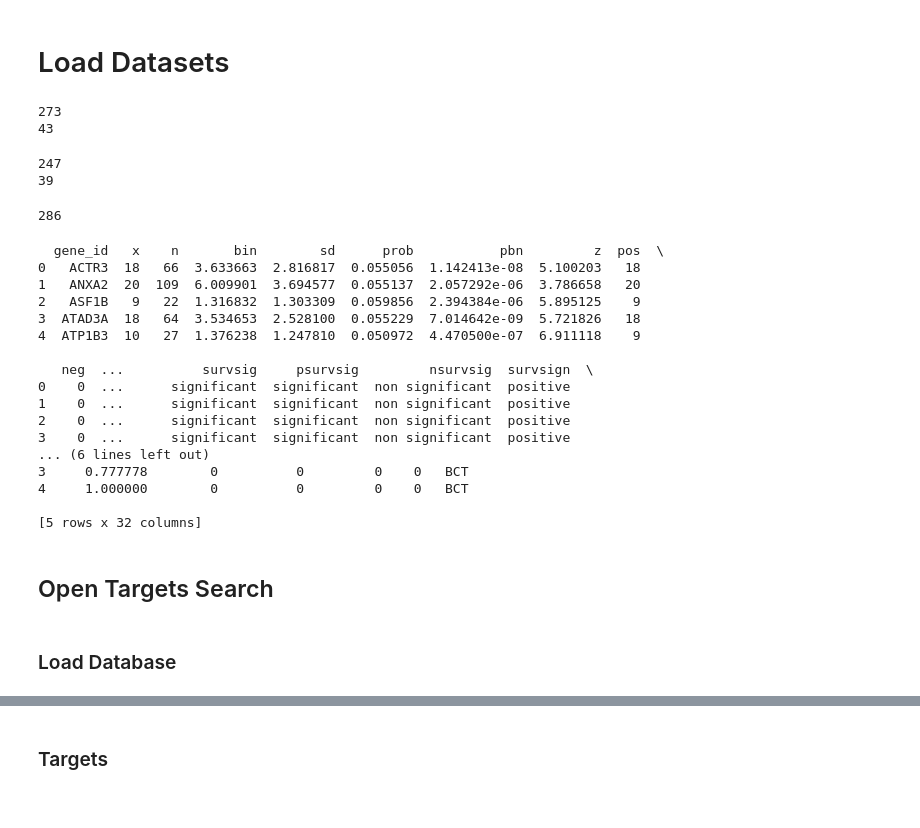
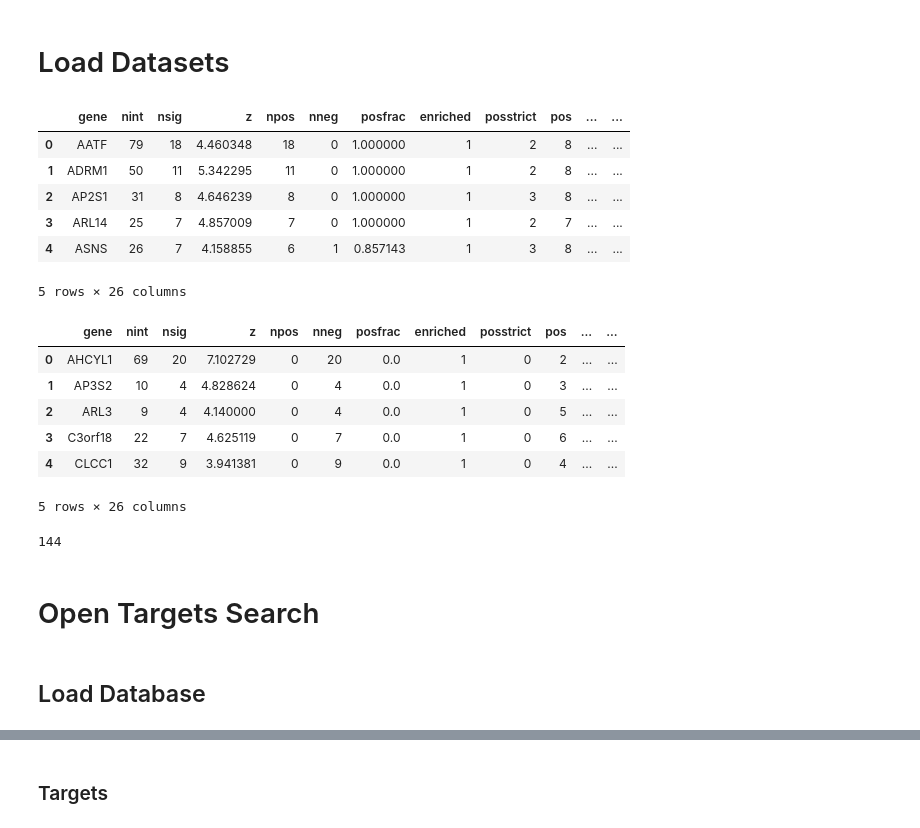
Before and after one commit to GamaPintoLab/driver_neighbours, a Jupyter notebook: opentargets.ipynb, the cells around one changed output, grey strips where cells are left out. Saved outputs shown, nothing was run; the diff lists cells and outputs as text; code cells hidden in the pictures.

```diff
--- a/opentargets.ipynb
+++ b/opentargets.ipynb
@@ -33,49 +16,30 @@ suptabel2 = pd.read_csv(datadir + "supptable2.csv", sep=",")
-# %%
-print(len(suptabel1))
-print(len(suptabel2))
-# %% [output]
-273
-43
-# %%
-# Drop duplicates based on Group.1
-suptabel1 = suptabel1.drop_duplicates(subset=["Group.1"])
-print(len(suptabel1))
-
-suptabel2 = suptabel2.drop_duplicates(subset=["Group.1"])
-print(len(suptabel2))
-# %% [output]
-247
-39
-# %%
-# Merge the two tables putting the first table first and the second table second
-supptable = pd.concat([suptabel1, suptabel2], axis=0)
-print(len(supptable))
-# %% [output]
-286
-# %%
-# Change the name "Group.1" to "gene_id"
-supptable = supptable.rename(columns={"Group.1": "gene_id"})
-print(supptable.head())
-# %% [output]
-  gene_id   x    n       bin        sd      prob           pbn         z  pos  \
-0   ACTR3  18   66  3.633663  2.816817  0.055056  1.142413e-08  5.100203   18
-1   ANXA2  20  109  6.009901  3.694577  0.055137  2.057292e-06  3.786658   20
-2   ASF1B   9   22  1.316832  1.303309  0.059856  2.394384e-06  5.895125    9
-3  ATAD3A  18   64  3.534653  2.528100  0.055229  7.014642e-09  5.721826   18
-4  ATP1B3  10   27  1.376238  1.247810  0.050972  4.470500e-07  6.911118    9
-
-   neg  ...          survsig     psurvsig         nsurvsig  survsign  \
-0    0  ...      significant  significant  non significant  positive
-1    0  ...      significant  significant  non significant  positive
-2    0  ...      significant  significant  non significant  positive
-3    0  ...      significant  significant  non significant  positive
-... (6 lines left out)
-3     0.777778        0          0         0    0   BCT
-4     1.000000        0          0         0    0   BCT
-
-[5 rows x 32 columns]
+# %%
+positive = pd.read_csv(processeddata+"bctPcand.csv")
+negative = pd.read_csv(processeddata+"bctNcand.csv")
+display(positive.head())
+negative.head()
+# %% [output]
+|  | gene | nint | nsig | z | npos | nneg | posfrac | enriched | posstrict | pos | ... | ... |
+| 0 | AATF | 79 | 18 | 4.460348 | 18 | 0 | 1.000000 | 1 | 2 | 8 | ... | ... |
+| 1 | ADRM1 | 50 | 11 | 5.342295 | 11 | 0 | 1.000000 | 1 | 2 | 8 | ... | ... |
+| 2 | AP2S1 | 31 | 8 | 4.646239 | 8 | 0 | 1.000000 | 1 | 3 | 8 | ... | ... |
+| 3 | ARL14 | 25 | 7 | 4.857009 | 7 | 0 | 1.000000 | 1 | 2 | 7 | ... | ... |
+| 4 | ASNS | 26 | 7 | 4.158855 | 6 | 1 | 0.857143 | 1 | 3 | 8 | ... | ... |
+5 rows × 26 columns
+|  | gene | nint | nsig | z | npos | nneg | posfrac | enriched | posstrict | pos | ... | ... |
+| 0 | AHCYL1 | 69 | 20 | 7.102729 | 0 | 20 | 0.0 | 1 | 0 | 2 | ... | ... |
+| 1 | AP3S2 | 10 | 4 | 4.828624 | 0 | 4 | 0.0 | 1 | 0 | 3 | ... | ... |
+| 2 | ARL3 | 9 | 4 | 4.140000 | 0 | 4 | 0.0 | 1 | 0 | 5 | ... | ... |
+| 3 | C3orf18 | 22 | 7 | 4.625119 | 0 | 7 | 0.0 | 1 | 0 | 6 | ... | ... |
+| 4 | CLCC1 | 32 | 9 | 3.941381 | 0 | 9 | 0.0 | 1 | 0 | 4 | ... | ... |
+5 rows × 26 columns
+# %%
+genes = list(set(positive.gene.tolist() + negative.gene.tolist()))
+print(len(genes))
+# %% [output]
+144
 # %% [markdown]
-## Open Targets Search
+# Open Targets Search
 # %% [markdown]
-### Load Database
+## Load Database
 # %%
```
Also changed, not shown: parts of 31 cells of this notebook, 14 other files.
